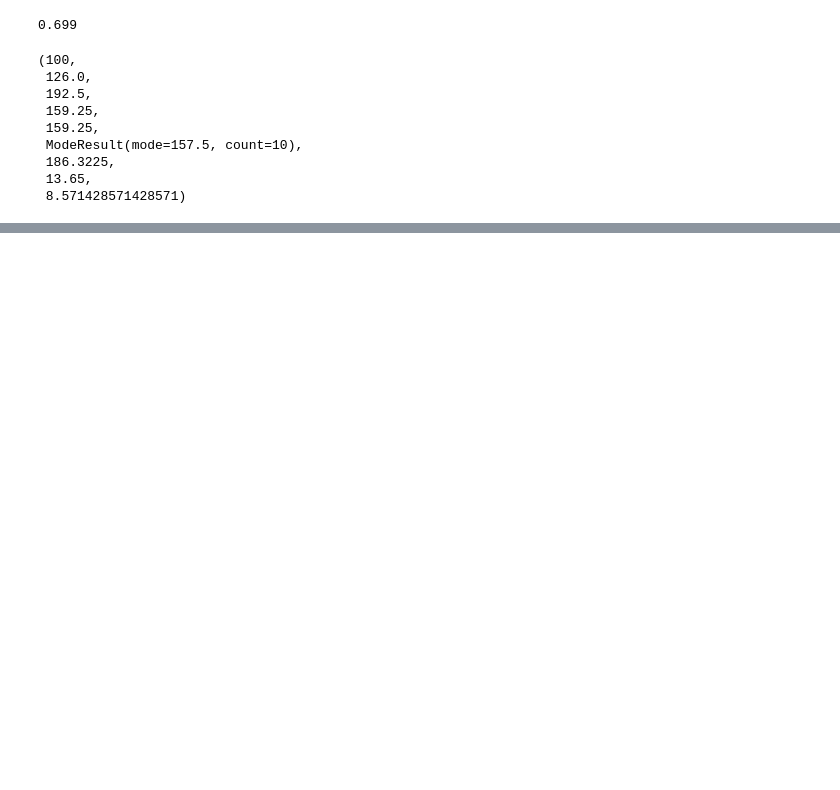
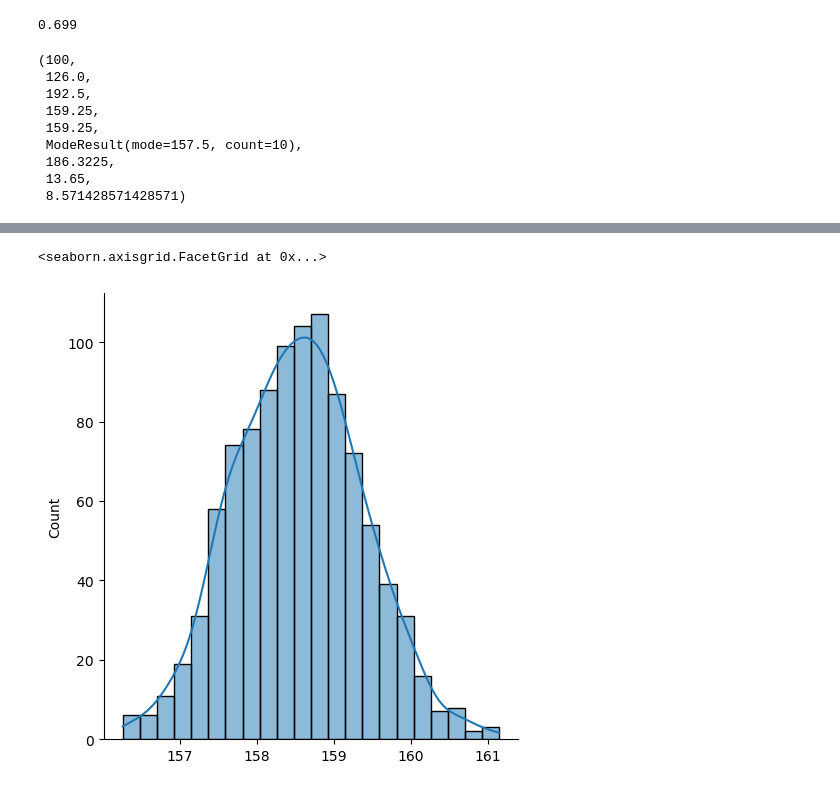
Before and after one commit to Dionmax/BurningMyBrain, a Jupyter notebook: EstatisticaDataScience/Distributions.ipynb, the cells around one changed output, grey strips where cells are left out. Saved outputs shown, nothing was run; the diff lists cells and outputs as text; code cells hidden in the pictures; blank space fills up the shorter version.

```diff
--- a/EstatisticaDataScience/Distributions.ipynb
+++ b/EstatisticaDataScience/Distributions.ipynb
@@ -140,0 +321,7 @@ np.mean(negative_data), np.median(negative_data), stats.mode(negative_data), np.
+# %%
+mean_height = np.array([np.random.randint(126, 192, 500).mean() for _ in range(1000)])
+
+sns.displot(mean_height, kde=True)
+# %% [output]
+<seaborn.axisgrid.FacetGrid at 0x...>
+[figure, added]
```
Also changed, not shown: parts of 55 cells of this notebook.
